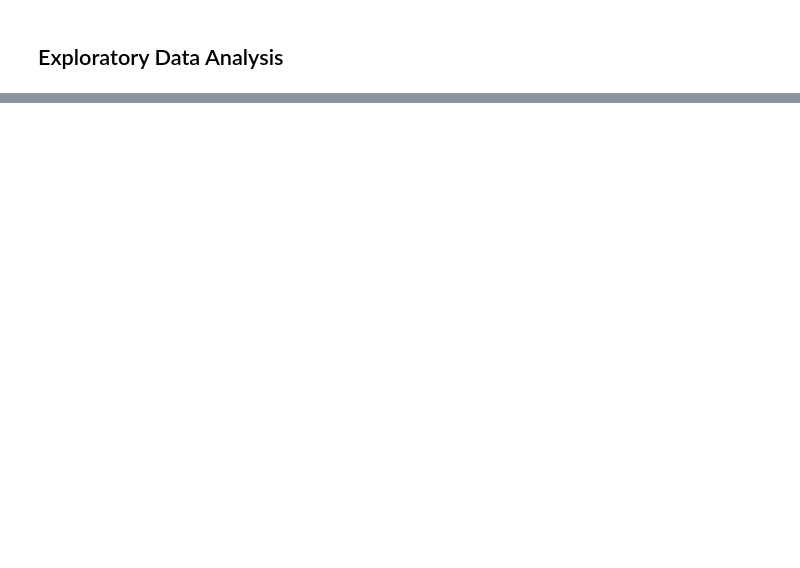
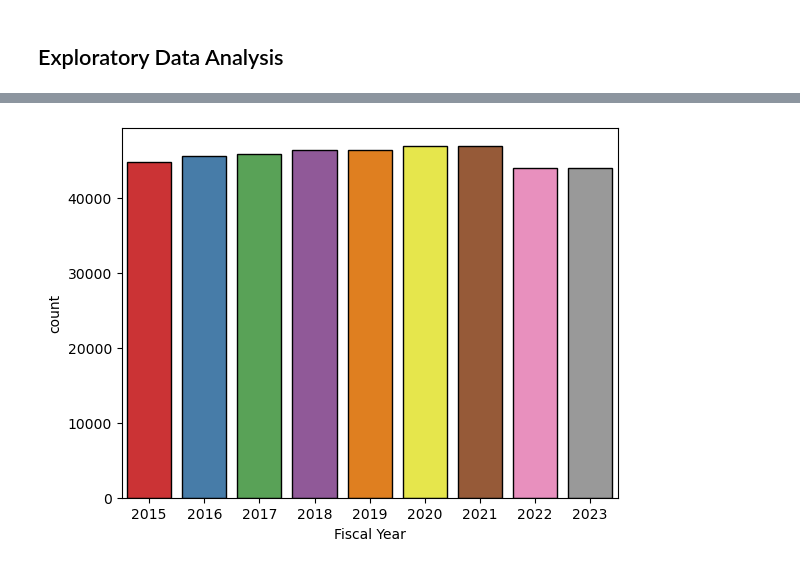
Before and after one commit to Anias-clo/Teacher_Payroll_Analysis, a Jupyter notebook: poc.ipynb, the cells around one changed output, grey strips where cells are left out. Drawn from its saved outputs; the diff is of its cells as text; code cells hidden in the pictures; blank space fills up the shorter version.

```diff
--- a/poc.ipynb
+++ b/poc.ipynb
@@ -38,2 +205,6 @@ sns.heatmap(df[numeric_cols].corr().round(2), annot=True, cmap='coolwarm');
 # %%
-sns.countplot(x=df['Fiscal Year'],color='skyblue',ec='black');
+sns.countplot(x=df['Fiscal Year'],
+              palette='Set1',
+              ec='black');
+# %% [output]
+[figure, added]
```
Also changed, not shown: parts of 53 cells of this notebook, 7 other files.
